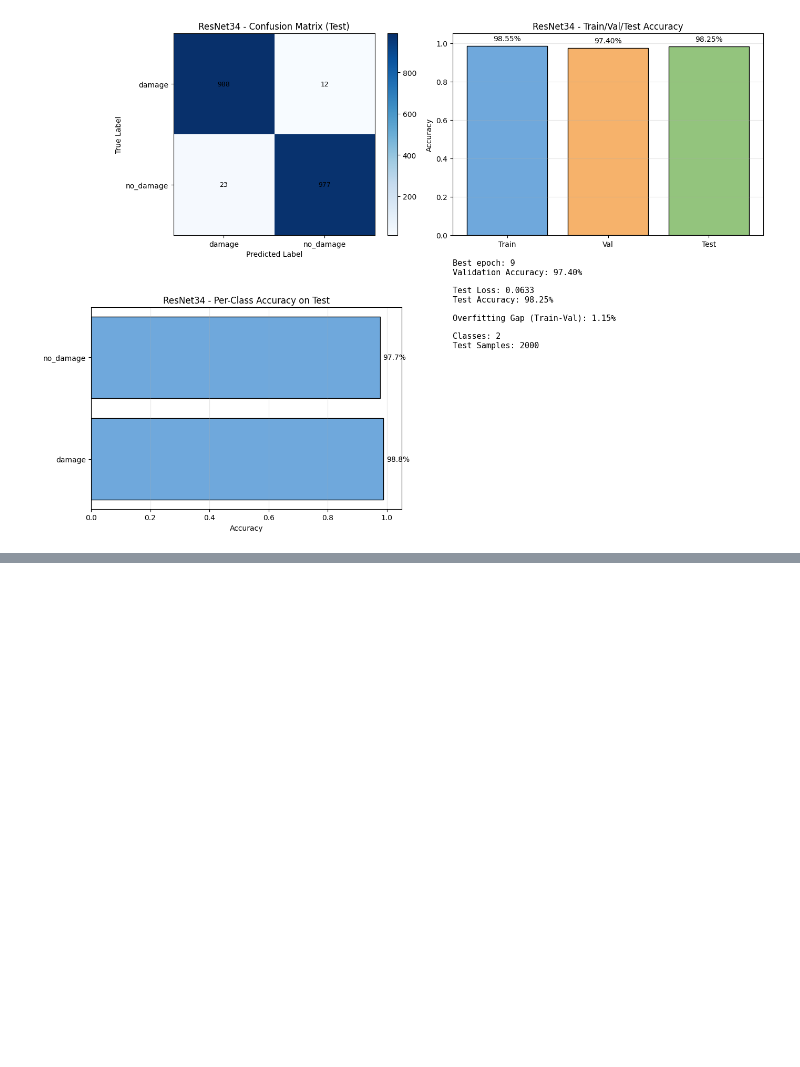
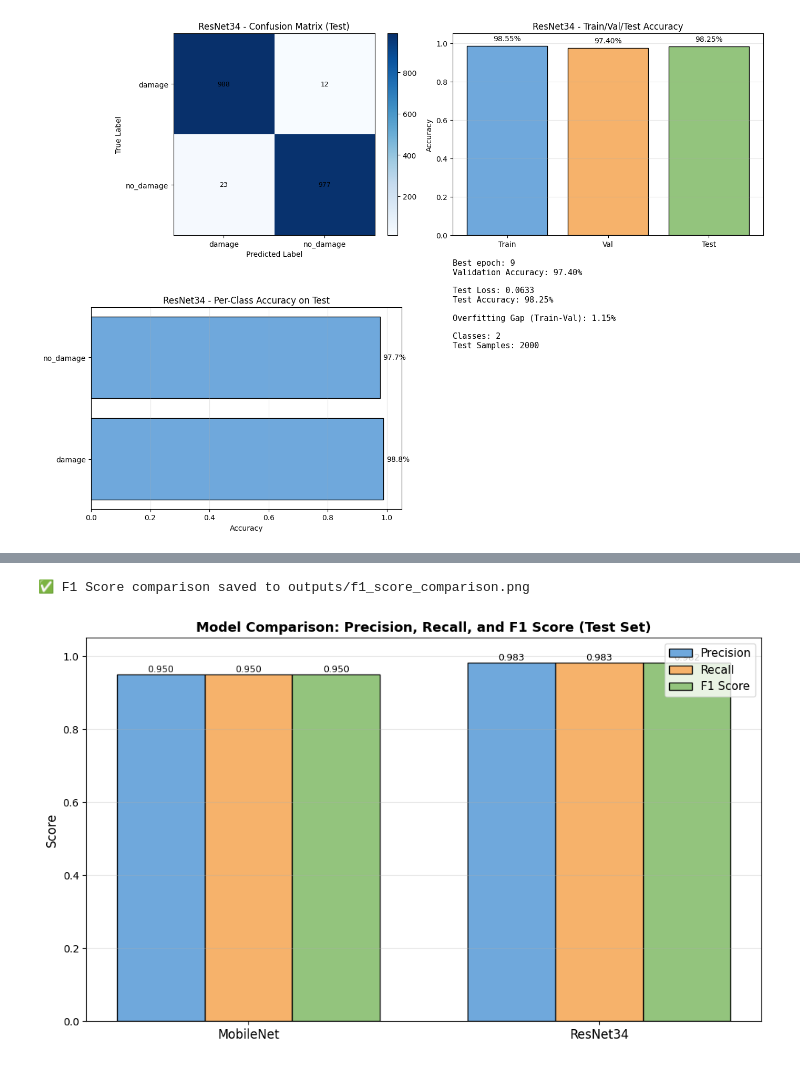
Before and after one commit to marioncalvo/IPEO_production, a Jupyter notebook: projet_choix_modèle.ipynb, the cells around one changed output, grey strips where cells are left out. Drawn from its saved outputs; the diff is of its cells as text; code cells hidden in the pictures; blank space fills up the shorter version.

Commit message:
F1 score added

```diff
--- a/projet_choix_modèle.ipynb
+++ b/projet_choix_modèle.ipynb
@@ -836,0 +890,39 @@ plt.show()
+# %%
+# Visualisation comparative du F1 score
+fig, ax = plt.subplots(1, 1, figsize=(10, 6))
+
+models = ['MobileNet', 'ResNet34']
+f1_scores = [f1_mobilenet, f1_resnet]
+precisions = [precision_mobilenet, precision_resnet]
+recalls = [recall_mobilenet, recall_resnet]
+
+x = np.arange(len(models))
+width = 0.25
+
+bars1 = ax.bar(x - width, precisions, width, label='Precision', color='#6fa8dc', edgecolor='black')
+bars2 = ax.bar(x, recalls, width, label='Recall', color='#f6b26b', edgecolor='black')
+bars3 = ax.bar(x + width, f1_scores, width, label='F1 Score', color='#93c47d', edgecolor='black')
+
+ax.set_ylabel('Score', fontsize=12)
+ax.set_title('Model Comparison: Precision, Recall, and F1 Score (Test Set)', fontsize=13, fontweight='bold')
+ax.set_xticks(x)
+ax.set_xticklabels(models, fontsize=12)
+ax.legend(fontsize=11)
+ax.set_ylim([0, 1.05])
+ax.grid(axis='y', alpha=0.3)
+
+# Add values on bars
+for bars in [bars1, bars2, bars3]:
+    for bar in bars:
+        height = bar.get_height()
+        ax.text(bar.get_x() + bar.get_width()/2., height,
+                f'{height:.3f}',
+                ha='center', va='bottom', fontsize=9)
+
+plt.tight_layout()
+plt.savefig("outputs/f1_score_comparison.png", dpi=150, bbox_inches='tight')
+print("✅ F1 Score comparison saved to outputs/f1_score_comparison.png")
+plt.show()
+# %% [output]
+✅ F1 Score comparison saved to outputs/f1_score_comparison.png
+[figure, added]
```
Also changed, not shown: parts of 3 cells of this notebook, 3 other files.
